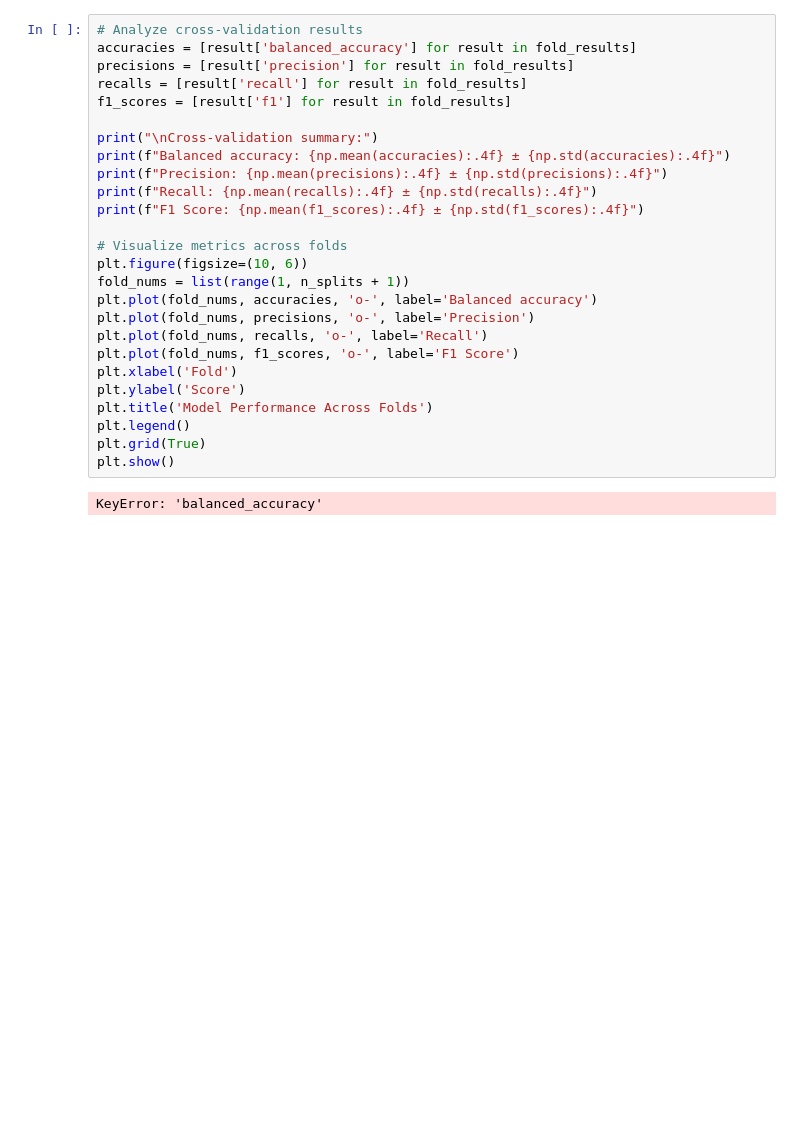
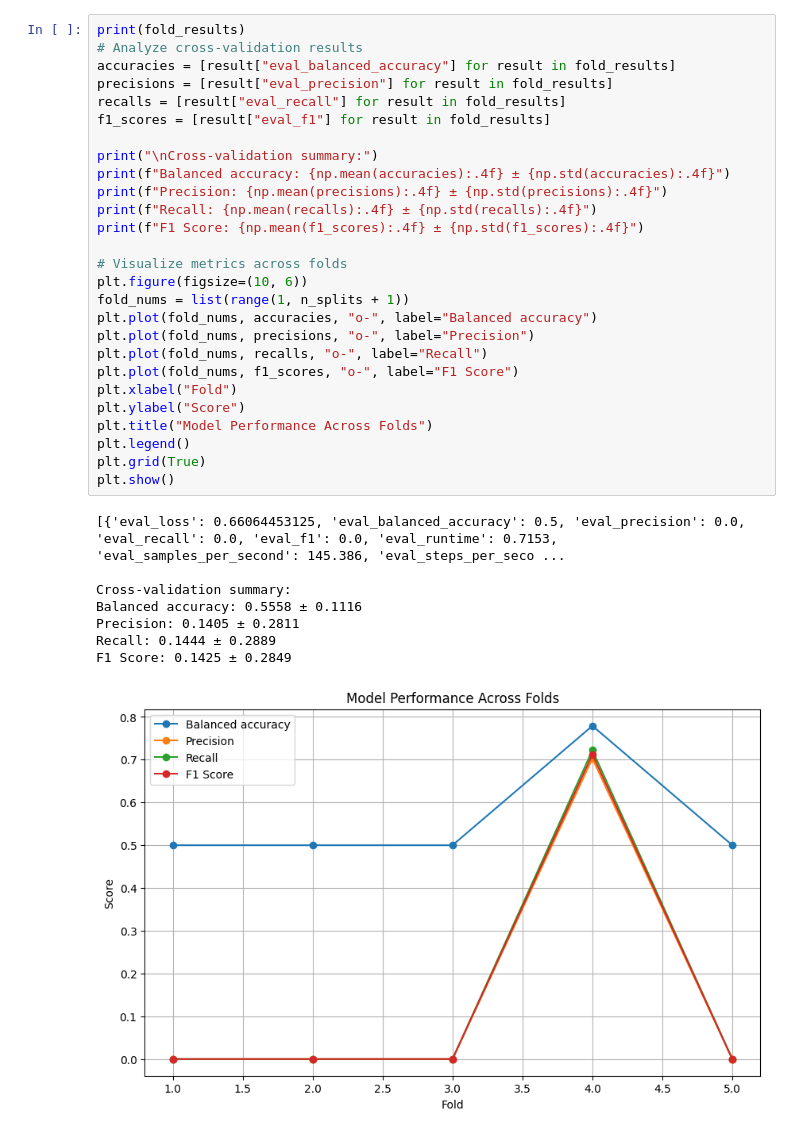
Before and after one commit to badaa002/DAT550-2025---Hyperpartisan-News-Detection-, a Jupyter notebook: notebooks/xlm_roberta.ipynb, the cells around one changed output. Cells and saved outputs as stored; diff of their text form; blank space fills up the shorter version.

```diff
--- a/notebooks/xlm_roberta.ipynb
+++ b/notebooks/xlm_roberta.ipynb
@@ -201,31 +221,39 @@ You should probably TRAIN this model on a down-stream task to be able to use it
 # %%
+print(fold_results)
 # Analyze cross-validation results
-accuracies = [result['balanced_accuracy'] for result in fold_results]
-precisions = [result['precision'] for result in fold_results]
-recalls = [result['recall'] for result in fold_results]
-f1_scores = [result['f1'] for result in fold_results]
+accuracies = [result["eval_balanced_accuracy"] for result in fold_results]
+precisions = [result["eval_precision"] for result in fold_results]
+recalls = [result["eval_recall"] for result in fold_results]
+f1_scores = [result["eval_f1"] for result in fold_results]
 
 print("\nCross-validation summary:")
 print(f"Balanced accuracy: {np.mean(accuracies):.4f} ± {np.std(accuracies):.4f}")
 print(f"Precision: {np.mean(precisions):.4f} ± {np.std(precisions):.4f}")
 print(f"Recall: {np.mean(recalls):.4f} ± {np.std(recalls):.4f}")
 print(f"F1 Score: {np.mean(f1_scores):.4f} ± {np.std(f1_scores):.4f}")
 
 # Visualize metrics across folds
 plt.figure(figsize=(10, 6))
 fold_nums = list(range(1, n_splits + 1))
-plt.plot(fold_nums, accuracies, 'o-', label='Balanced accuracy')
-plt.plot(fold_nums, precisions, 'o-', label='Precision')
-plt.plot(fold_nums, recalls, 'o-', label='Recall')
-plt.plot(fold_nums, f1_scores, 'o-', label='F1 Score')
-plt.xlabel('Fold')
-plt.ylabel('Score')
-plt.title('Model Performance Across Folds')
+plt.plot(fold_nums, accuracies, "o-", label="Balanced accuracy")
+plt.plot(fold_nums, precisions, "o-", label="Precision")
+plt.plot(fold_nums, recalls, "o-", label="Recall")
+plt.plot(fold_nums, f1_scores, "o-", label="F1 Score")
+plt.xlabel("Fold")
+plt.ylabel("Score")
+plt.title("Model Performance Across Folds")
 plt.legend()
 plt.grid(True)
 plt.show()
 # %% [output]
-KeyError: 'balanced_accuracy'
+[{'eval_loss': 0.66064453125, 'eval_balanced_accuracy': 0.5, 'eval_precision': 0.0, 'eval_recall': 0.0, 'eval_f1': 0.0, 'eval_runtime': 0.7153, 'eval_samples_per_second': 145.386, 'eval_steps_per_seco ...
+
+Cross-validation summary:
+Balanced accuracy: 0.5558 ± 0.1116
+Precision: 0.1405 ± 0.2811
+Recall: 0.1444 ± 0.2889
+F1 Score: 0.1425 ± 0.2849
+[figure, added]
 # %%
 # Tokenize datasets
 train_dataset = tokenize_texts(
```
Also changed, not shown: parts of 8 cells of this notebook, 1 other file.
